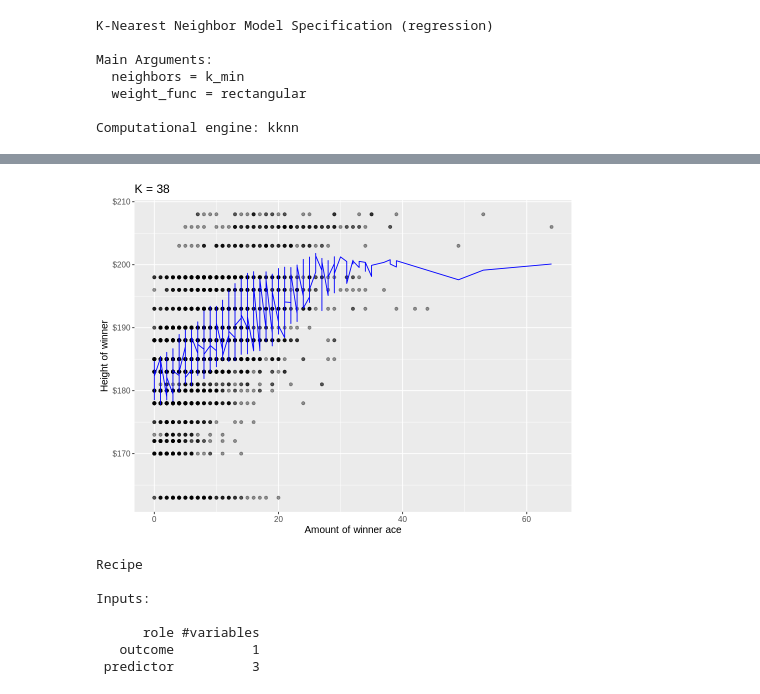
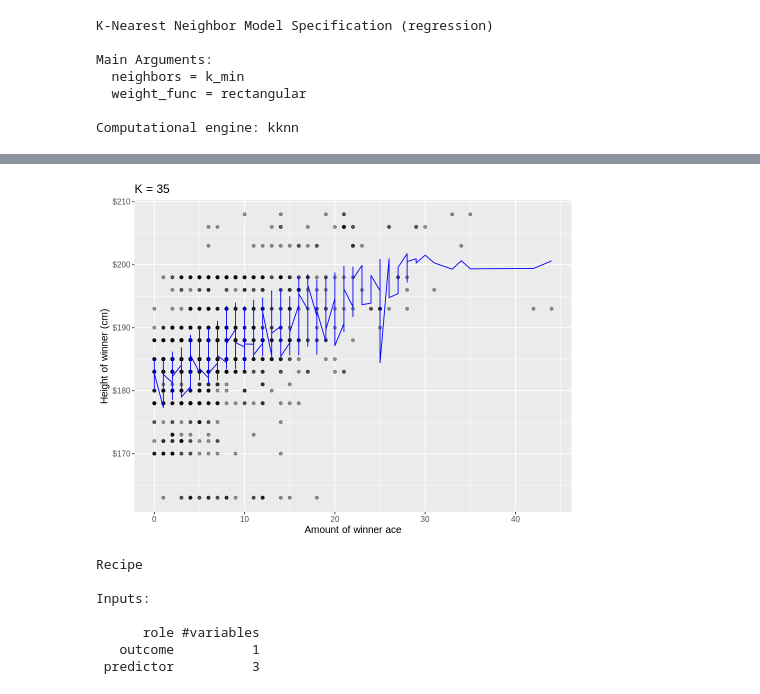
Before and after one commit to Tom0809/Group-Project, a Jupyter notebook: Group Project.ipynb, the cells around one changed output, grey strips where cells are left out. Cells and saved outputs as stored; diff of their text form; code cells hidden in the pictures.

```diff
--- a/Group Project.ipynb
+++ b/Group Project.ipynb
@@ -275,23 +275,26 @@ A tibble: 3 × 3
 # %%
-#plot to show result of knn on w_ace versus winner_ht
+#plot to show result of knn on w_ace versus winner_ht for test data
+
+
 
 sacr_preds <- tennis_best_fit |>
-  predict(tennis_train) |>
-  bind_cols(tennis_train)
+  predict(tennis_test) |>
+  bind_cols(tennis_test)
 
-plot_final <- ggplot(tennis, aes(x = w_ace, y = winner_ht)) +
+
+plot_final <- ggplot(tennis_test, aes(x = w_ace, y = winner_ht)) +
   geom_point(alpha = 0.4) +
   geom_line(data = sacr_preds,
             mapping = aes(x = w_ace, y = .pred),
             color = "blue") +
   xlab("Amount of winner ace") +
-  ylab("Height of winner") +
+  ylab("Height of winner (cm)") +
   scale_y_continuous(labels = dollar_format()) +
   ggtitle(paste0("K = ",k_min)) +
   theme(text = element_text(size = 12))
 plot_final
 # %% [output]
-[figure, old version]
+[figure, new version]
 # %%
 set.seed(1234)
 
```
Also changed, not shown: parts of 6 cells of this notebook.
